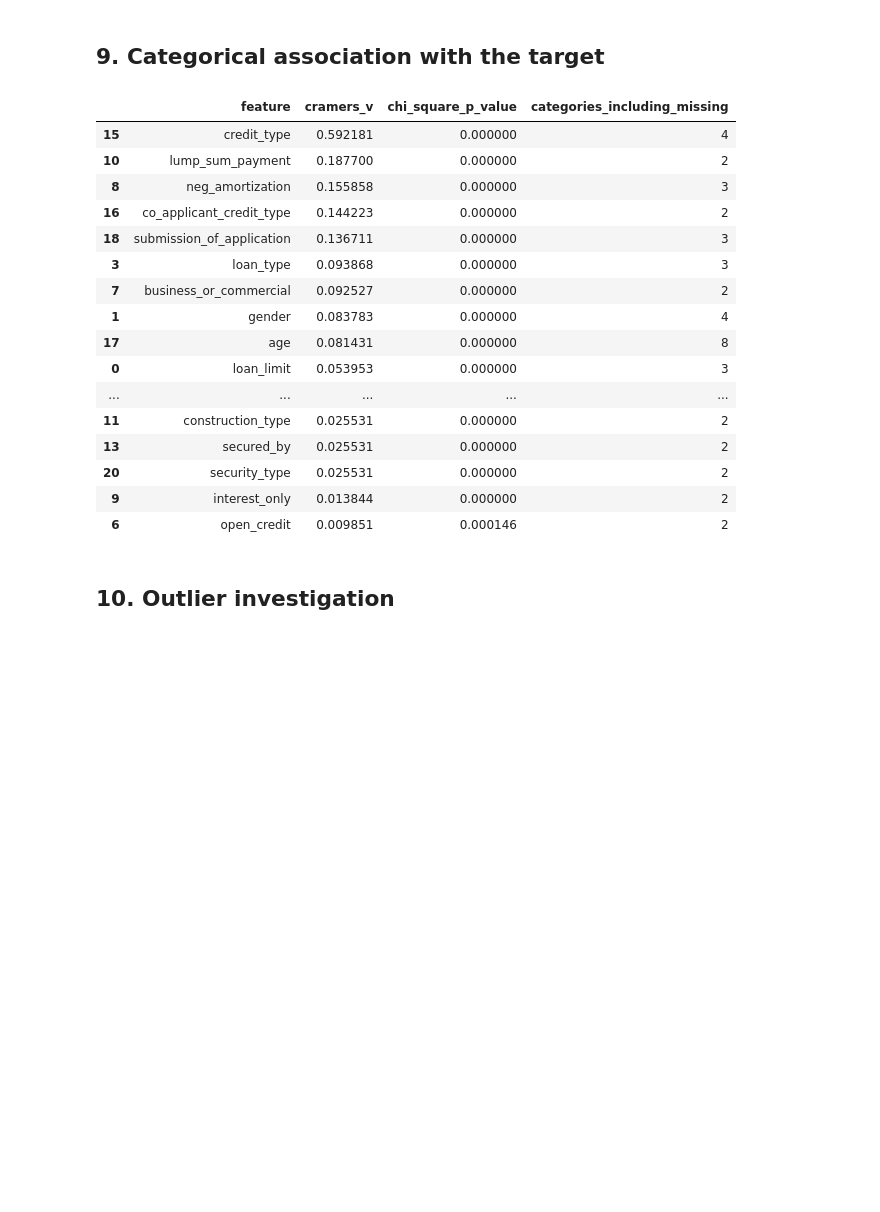
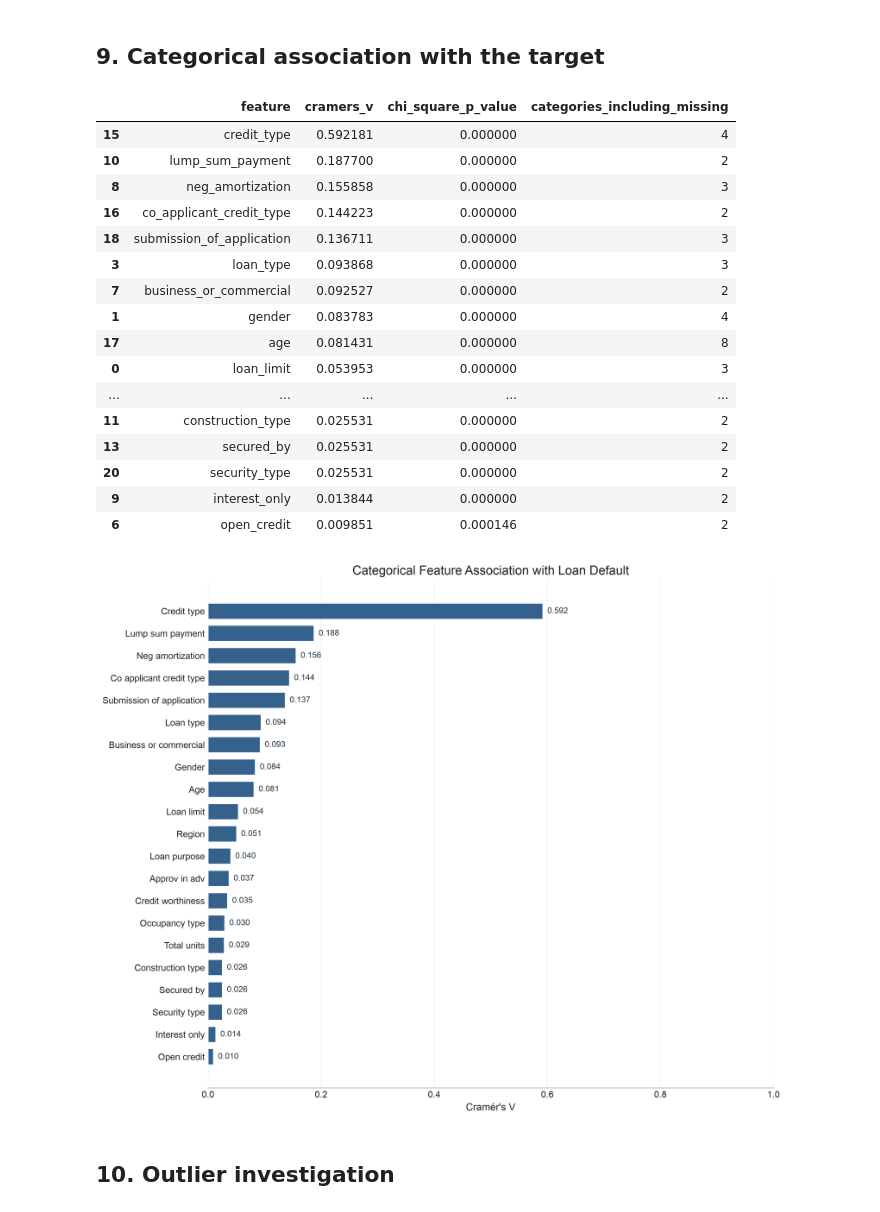
Before and after one commit to chen123893/Machine_Learning, a Jupyter notebook: notebooks/02_exploratory_data_analysis.ipynb, the cells around one changed output. Saved outputs shown, nothing was run; the diff lists cells and outputs as text; code cells hidden in the pictures; blank space fills up the shorter version.

Commit message:
Add Cramer's V association chart

```diff
--- a/notebooks/02_exploratory_data_analysis.ipynb
+++ b/notebooks/02_exploratory_data_analysis.ipynb
@@ -323,25 +324,45 @@ display(undefined_pairs)
 # %%
 categorical_association = categorical_association_with_target(df)
 save_table(categorical_association, EDA_TABLES / 'categorical_target_cramers_v.csv')
 display(categorical_association)
+
+association_plot = categorical_association.sort_values('cramers_v', ascending=False)
+feature_labels = association_plot['feature'].str.replace('_', ' ', regex=False).str.capitalize()
+
+fig, ax = plt.subplots(figsize=(10.5, 8.5), layout='constrained')
+bars = ax.barh(feature_labels, association_plot['cramers_v'], color='#35618D', height=0.72)
+ax.bar_label(bars, fmt='%.3f', padding=5, fontsize=9, color='#243746')
+ax.invert_yaxis()
+ax.set(title='Categorical Feature Association with Loan Default', xlabel="Cramér's V", xlim=(0, 1))
+ax.set_ylabel('')
+ax.tick_params(axis='both', labelsize=10, length=0)
+ax.grid(axis='y', visible=False)
+ax.grid(axis='x', alpha=0.2)
+ax.set_axisbelow(True)
+sns.despine(ax=ax, left=True)
+path = EDA_FIGURES / 'cramers_v_association.png'
+fig.savefig(path, dpi=300, bbox_inches='tight', facecolor='white')
+plt.close(fig)
+display(Image(filename=str(path)))
 # %% [output]
 |  | feature | cramers_v | chi_square_p_value | categories_including_missing |
 | 15 | credit_type | 0.592181 | 0.000000 | 4 |
 | 10 | lump_sum_payment | 0.187700 | 0.000000 | 2 |
 | 8 | neg_amortization | 0.155858 | 0.000000 | 3 |
 | 16 | co_applicant_credit_type | 0.144223 | 0.000000 | 2 |
 | 18 | submission_of_application | 0.136711 | 0.000000 | 3 |
 | 3 | loan_type | 0.093868 | 0.000000 | 3 |
 | 7 | business_or_commercial | 0.092527 | 0.000000 | 2 |
 | 1 | gender | 0.083783 | 0.000000 | 4 |
 | 17 | age | 0.081431 | 0.000000 | 8 |
 | 0 | loan_limit | 0.053953 | 0.000000 | 3 |
 | ... | ... | ... | ... | ... |
 | 11 | construction_type | 0.025531 | 0.000000 | 2 |
 | 13 | secured_by | 0.025531 | 0.000000 | 2 |
 | 20 | security_type | 0.025531 | 0.000000 | 2 |
 | 9 | interest_only | 0.013844 | 0.000000 | 2 |
 | 6 | open_credit | 0.009851 | 0.000146 | 2 |
+[figure, added]
 # %% [markdown]
 ## 10. Outlier investigation
 # %%
```
Also changed, not shown: parts of 4 cells of this notebook.
